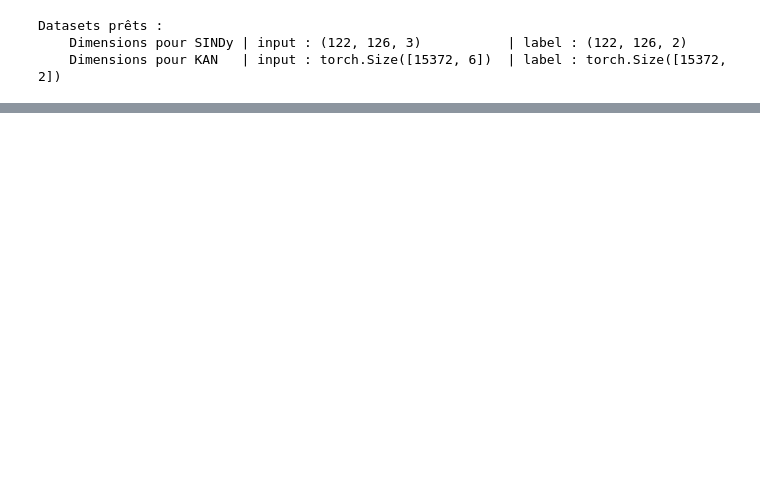
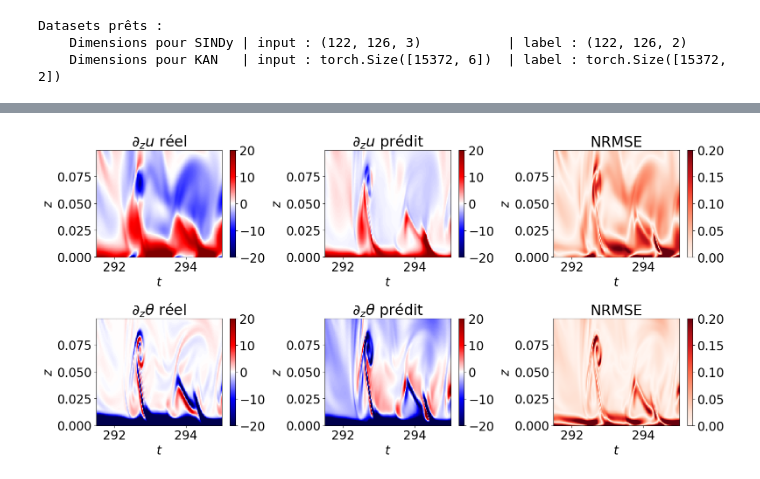
Before and after one commit to LylianChallier/SymboliConvection, a Jupyter notebook: derivee_spatiale.ipynb, the cells around one changed output, grey strips where cells are left out. Saved outputs shown, nothing was run; the diff lists cells and outputs as text; code cells hidden in the pictures; blank space fills up the shorter version.

```diff
--- a/derivee_spatiale.ipynb
+++ b/derivee_spatiale.ipynb
@@ -319,0 +281,6 @@ model_sindy.print()
+# %%
+data_concat = np.concatenate([data_sindy['train_transf'], data_sindy['test_transf']], axis=0)
+pred_concat = data_concat @ model_sindy.coefficients().T
+plot_results(t, z, y, pred_concat)
+# %% [output]
+[figure, added]
```
Also changed, not shown: parts of 39 cells of this notebook, 2 other files.
